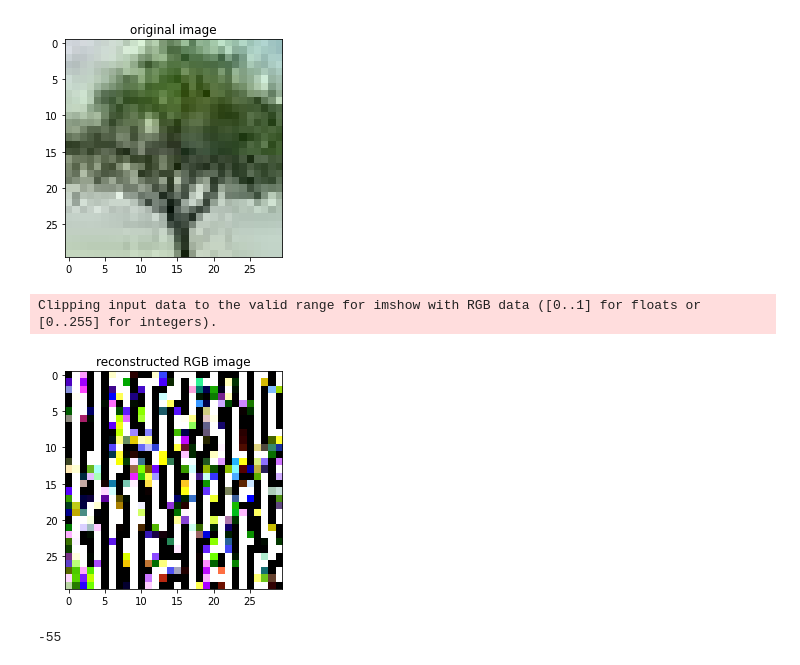
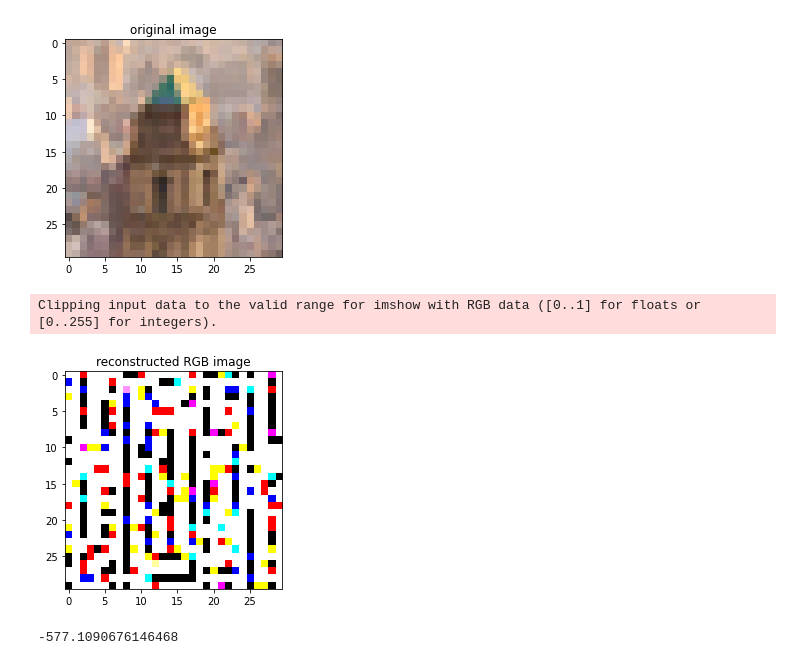
Before and after one commit to qkstngus000/Visual-Compressive-Sensing, a Jupyter notebook: color_img_reconstruction.ipynb, the cells around one changed output. Saved outputs shown, nothing was run; the diff lists cells and outputs as text; code cells hidden in the pictures.

Commit message:
Reworking on color image reconst

```diff
--- a/color_img_reconstruction.ipynb
+++ b/color_img_reconstruction.ipynb
@@ -18,7 +18,7 @@ import seaborn as sns
 import time
 import os.path
 # %%
-image_path = 'image/tree_part1.jpg'
+image_path = 'image/city_part2.png'
 num_cell = 200
 cell_size = 7
 sparse_freq = 2
@@ -29,57 +29,39 @@ filt = np.zeros(filter_dim)
 
 img = Image.open(image_path)
 img_arr = np.asarray(img)
 # dim = img_arr.shape
 
 i = 0
 dim = img_arr[:,:,i].shape
 
 W = V1_weights(num_cell, dim, cell_size, sparse_freq)
 final = np.zeros(img_arr.shape)
 
 # with same V1 cells generated, reconstruct images for each of 3 rgb arrays and append to final
 while (i < 3):
     img_arr_pt = img_arr[:,:,i]
     img_arr_pt_dim = img_arr_pt.shape
     n_pt, m_pt = img_arr_pt_dim
     y = generate_Y(W, img_arr_pt)
     W_model = W.reshape(num_cell, n_pt, m_pt)
     theta, reform, s = compress(W_model, y, alpha)
     final[:,:,i] = reform
     i+=1
 
-final = np.round(final).astype(int)
+# final = np.round(final).astype(int)
 
 plt.imshow(img_arr)
 plt.title("original image")
 plt.show()
 
-# org_factor = 2
-# org_enhancer = ImageEnhance.Sharpness(img)
-# org_sharp = org_enhancer.enhance(org_factor)
-# plt.imshow(org_sharp)
-# plt.title("Original image sharpened by factor of {f}".format(f = org_factor))
-# plt.show()
-
-plt.imshow(np.round(final).astype(int))
+plt.imshow(final, vmin = 0, vmax=255)
 plt.title("reconstructed RGB image")
 plt.show()
-
-# Print error
-
-
-# final = Image.fromarray(final.astype(np.uint8))
-# enhancer = ImageEnhance.Sharpness(final)
-# factor = 2
-# final_sharp = enhancer.enhance(factor)
-# plt.imshow(final_sharp)
-# plt.title("sharpened reconstructed image by factor of {f}".format(f = factor))
-# plt.show()
 # %% [output]
-[figure, old version]
+[figure, new version]
 Clipping input data to the valid range for imshow with RGB data ([0..1] for floats or [0..255] for integers).
-[figure, old version]
+[figure, new version]
 # %%
 np.min(img_arr - final)
 # %% [output]
--55
+-577.1090676146468
```
Also changed, not shown: parts of 9 cells of this notebook, 10 other files.
